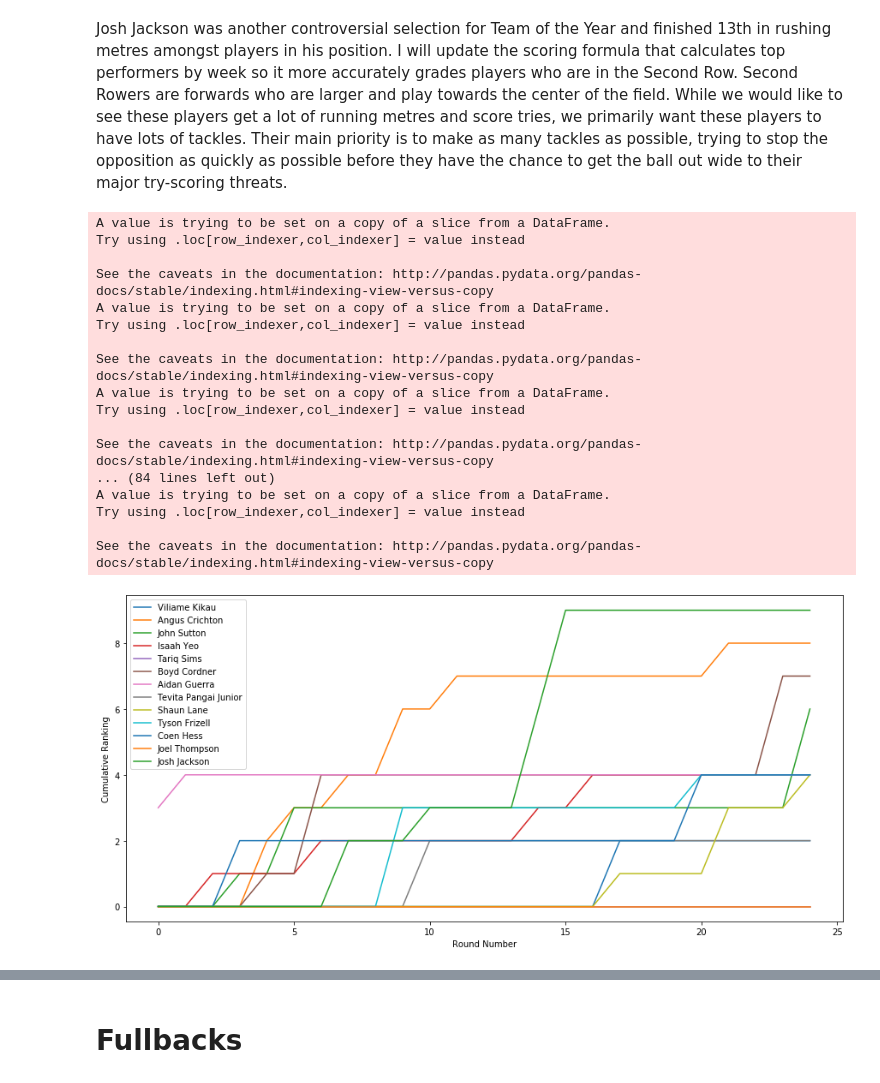
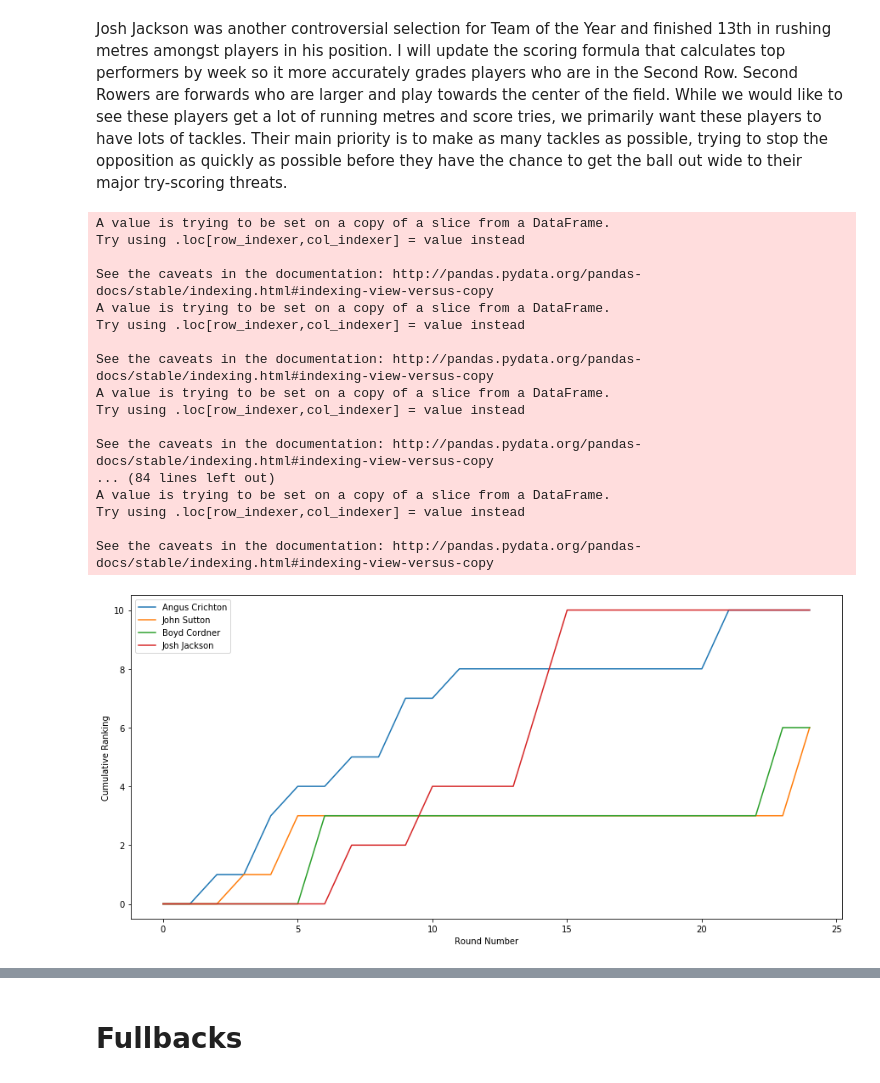
Before and after one commit to njpowers7915/NRL-match-data, a Jupyter notebook: NRL match analysis.ipynb, the cells around one changed output, grey strips where cells are left out. Cells and saved outputs as stored; diff of their text form; code cells hidden in the pictures.

```diff
--- a/NRL match analysis.ipynb
+++ b/NRL match analysis.ipynb
@@ -382,7 +383,7 @@ stats_by_round = player_stat_df.join(rounds, on='match_id', lsuffix='_player', r
 def centre_rating_formula(df):
     return ((df['tries'] * 5) + (df['total_run_metres'] / 10) +
             (df['try_assists'] * 2.5) + df['steals'] + (df['tackle_percentage'].astype(float) * 10) +
-            df['intercepts'] - (df['penalties'] * 2) - df['errors'])
+            df['intercepts'] - (df['penalties']) - df['errors'])
 
 #Function to determine top performers of the week at each position
 def find_top_players(position_id, rating_formula):
@@ -419,6 +420,7 @@ for player in centre_list:
             else:
                 weekly_tally[player][i] = weekly_tally[player][i - 1]
 
+top_centres
 #Plot the results
 fig = plt.figure(figsize=(15, 7))
 for player in list(weekly_tally.keys()):
@@ -477,13 +479,16 @@ sr_df
 # %% [markdown]
 Josh Jackson was another controversial selection for Team of the Year and finished 13th in rushing metres amongst players in his position.  I will update the scoring formula that calculates top performers by week so it more accurately grades players who are in the Second Row.  Second Rowers are forwards who are larger and play towards the center of the field. While we would like to see these players get a lot of running metres and score tries, we primarily want these players to have lots of tackles. Their main priority is to make as many tackles as possible, trying to stop the opposition as quickly as possible before they have the chance to get the ball out wide to their major try-scoring threats.
 # %%
+#Update weekly performance formula to place more weight on tackles and slightly less weight on tries and try_assists
 def sr_rating_formula(df):
     return ((df['tries'] * 4) + (df['total_run_metres'] / 10) +
         (df['try_assists'] * 2) + df['steals'] + (df['tackle_percentage'].astype(float) * 5) +
-        (df['tackles_made'] * .5) + df['intercepts'] - (df['penalties'] * 2) - df['errors'])
+        (df['tackles_made'] * .5) + df['intercepts'] - (df['penalties']) - df['errors'])
 
+#This is the function we used previously to determine top performers each week
 top_srs = find_top_players(8, sr_rating_formula)
 
+#Tally up the votes for each player from the 13 man list we created above
 weekly_tally = dict.fromkeys(sr_df.index.values)
 for player in list(sr_df.index.values):
     weekly_tally[player] = {}
@@ -498,35 +503,50 @@ for player in list(sr_df.index.values):
         else:
             if player in weekly_score_df.index.values:
                 weekly_tally[player][i] = weekly_tally[player][i - 1] + weekly_score_df.loc[player]['round_score']
             else:
                 weekly_tally[player][i] = weekly_tally[player][i - 1]
 
-weekly_tally
+#Create a dictionary displaying each player with their final vote count at the end of the season
+final_votes_count = {}
+for player in weekly_tally.keys():
+    final_votes_count[player] = weekly_tally[player][25]
+sorted_vote_counts = sorted(final_votes_count.items(), key=lambda x: x[1], reverse=True)
+
+#Limit this dictionary the 4 players with the highest scores
+top_srs = [i[0] for i in sorted_vote_counts[:4]]
+
+#Get week-by-week data for the 4 players with the highest scores
+top_srs_dict = {}
+for player in weekly_tally.keys():
+    if player in top_srs:
+        top_srs_dict[player] = weekly_tally[player]
+
+#Plot the vote totals of the top 4 players over the course of the season
 fig = plt.figure(figsize=(15, 7))
-for player in list(weekly_tally.keys()):
-    x = list(range(len(weekly_tally[player])))
-    y = list(weekly_tally[player].values())
+for player in list(top_srs_dict.keys()):
+    x = list(range(len(top_srs_dict[player])))
+    y = list(top_srs_dict[player].values())
     plt.plot(x, y, label=player)
 plt.legend(loc='upper left')
 plt.xlabel("Round Number")
 plt.ylabel("Cumulative Ranking")
 plt.show()
 # %% [output]
 A value is trying to be set on a copy of a slice from a DataFrame.
 Try using .loc[row_indexer,col_indexer] = value instead
 
 See the caveats in the documentation: http://pandas.pydata.org/pandas-docs/stable/indexing.html#indexing-view-versus-copy
 A value is trying to be set on a copy of a slice from a DataFrame.
 Try using .loc[row_indexer,col_indexer] = value instead
 
 See the caveats in the documentation: http://pandas.pydata.org/pandas-docs/stable/indexing.html#indexing-view-versus-copy
 A value is trying to be set on a copy of a slice from a DataFrame.
 Try using .loc[row_indexer,col_indexer] = value instead
 
 See the caveats in the documentation: http://pandas.pydata.org/pandas-docs/stable/indexing.html#indexing-view-versus-copy
 ... (84 lines left out)
 A value is trying to be set on a copy of a slice from a DataFrame.
 Try using .loc[row_indexer,col_indexer] = value instead
 
 See the caveats in the documentation: http://pandas.pydata.org/pandas-docs/stable/indexing.html#indexing-view-versus-copy
-[figure, old version]
+[figure, new version]
```
Also changed, not shown: parts of 7 cells of this notebook.
